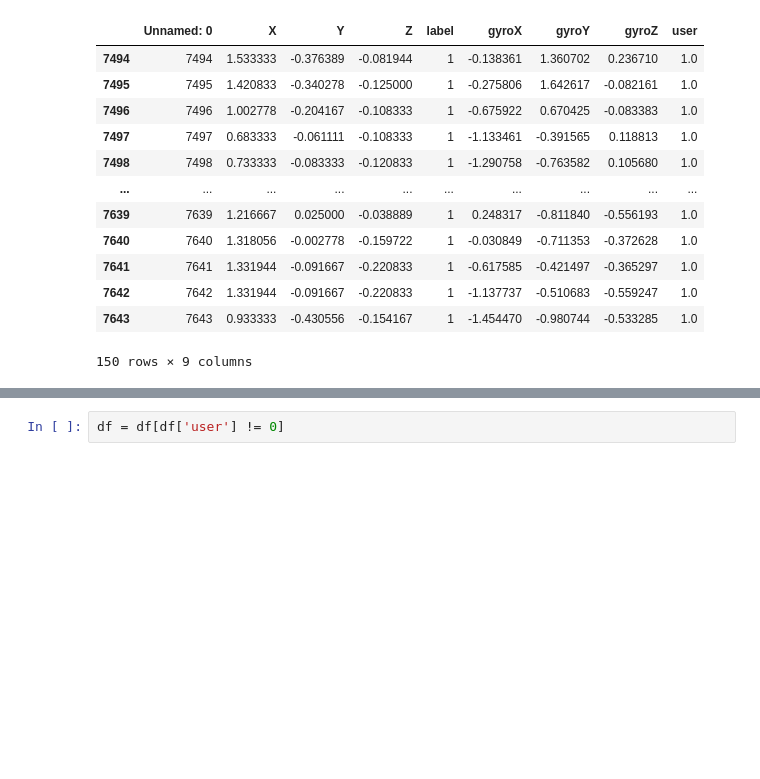
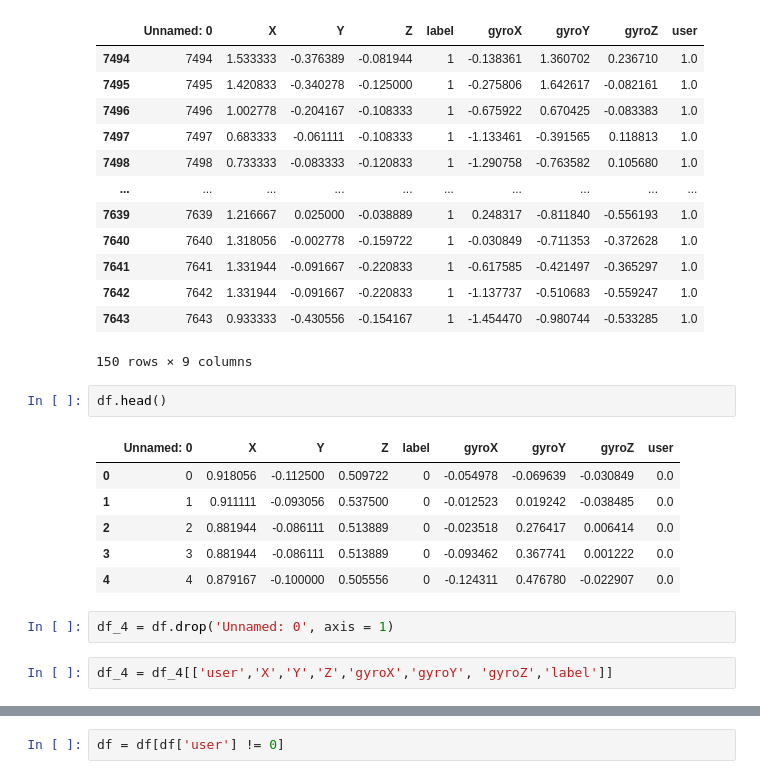
Before and after one commit to Devinml/Human-activity-recognition-using-smartphone-data, a Jupyter notebook: notebooks/EDA_RAW_DATA.ipynb, the cells around one changed output, grey strips where cells are left out. Cells and saved outputs as stored; diff of their text form; blank space fills up the shorter version.

```diff
--- a/notebooks/EDA_RAW_DATA.ipynb
+++ b/notebooks/EDA_RAW_DATA.ipynb
@@ -38,3 +38,16 @@ x.iloc[0:150]
 | 7642 | 7642 | 1.331944 | -0.091667 | -0.220833 | 1 | -1.137737 | -0.510683 | -0.559247 | 1.0 |
 | 7643 | 7643 | 0.933333 | -0.430556 | -0.154167 | 1 | -1.454470 | -0.980744 | -0.533285 | 1.0 |
 150 rows × 9 columns
+# %%
+df.head()
+# %% [output]
+|  | Unnamed: 0 | X | Y | Z | label | gyroX | gyroY | gyroZ | user |
+| 0 | 0 | 0.918056 | -0.112500 | 0.509722 | 0 | -0.054978 | -0.069639 | -0.030849 | 0.0 |
+| 1 | 1 | 0.911111 | -0.093056 | 0.537500 | 0 | -0.012523 | 0.019242 | -0.038485 | 0.0 |
+| 2 | 2 | 0.881944 | -0.086111 | 0.513889 | 0 | -0.023518 | 0.276417 | 0.006414 | 0.0 |
+| 3 | 3 | 0.881944 | -0.086111 | 0.513889 | 0 | -0.093462 | 0.367741 | 0.001222 | 0.0 |
+| 4 | 4 | 0.879167 | -0.100000 | 0.505556 | 0 | -0.124311 | 0.476780 | -0.022907 | 0.0 |
+# %%
+df_4 = df.drop('Unnamed: 0', axis = 1)
+# %%
+df_4 = df_4[['user','X','Y','Z','gyroX','gyroY', 'gyroZ','label']]
```
Also changed, not shown: parts of 9 cells of this notebook, 12 other files.
